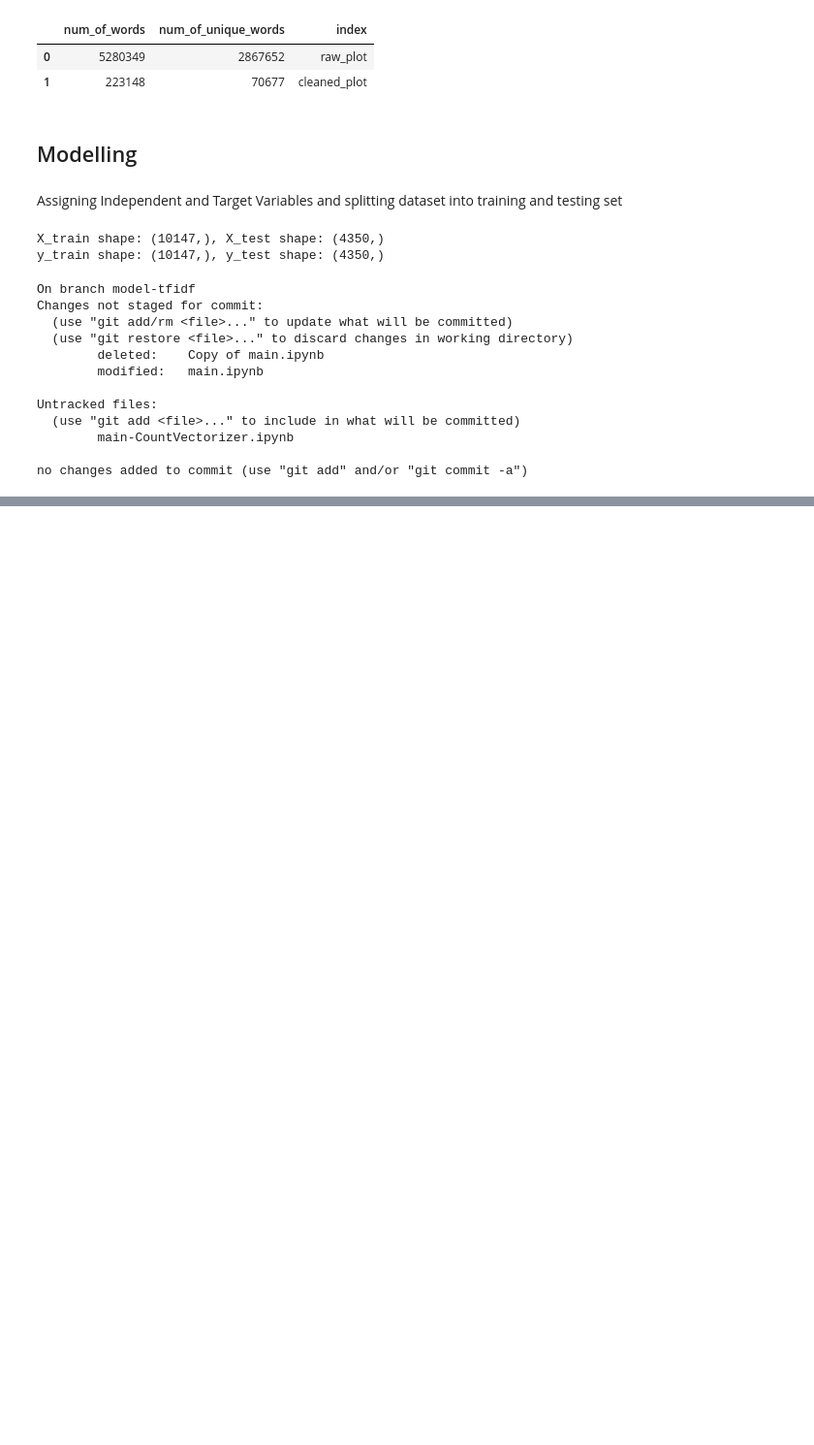
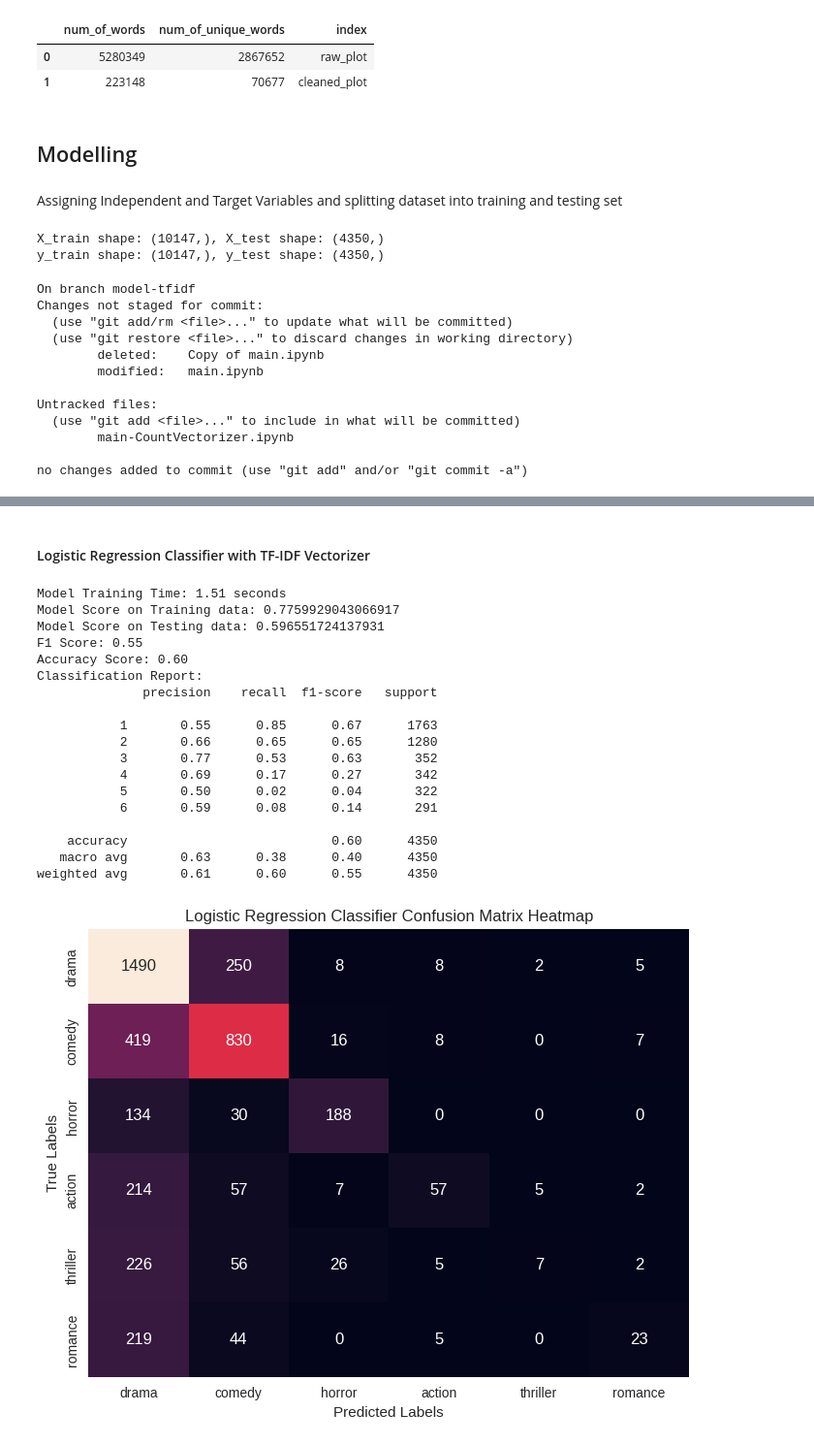
Before and after one commit to naamalia23/movie-genre-classification, a Jupyter notebook: main.ipynb, the cells around one changed output, grey strips where cells are left out. Shown at 97% size. Saved outputs shown, nothing was run; the diff lists cells and outputs as text; code cells hidden in the pictures; blank space fills up the shorter version.

```diff
--- a/main.ipynb
+++ b/main.ipynb
@@ -650,0 +783,67 @@ no changes added to commit (use "git add" and/or "git commit -a")
+# %% [markdown]
+#### Logistic Regression Classifier with TF-IDF Vectorizer
+# %%
+# Logistic Regression Model
+lr_model = LogisticRegression(max_iter=1000, solver='liblinear', C=1.0)
+
+# Training the model
+start_time_lr = time.time()
+lr_model.fit(X_train_tfidf, y_train)
+end_time_lr = time.time()
+
+# Calculate the running time
+running_time_lr = end_time_lr - start_time_lr
+print(f"Model Training Time: {running_time_lr:.2f} seconds")
+
+# Model evaluation
+print("Model Score on Training data:", lr_model.score(X_train_tfidf, y_train))
+print("Model Score on Testing data:", lr_model.score(X_test_tfidf, y_test))
+
+# Predictions
+y_pred_lr = lr_model.predict(X_test_tfidf)
+
+# F1 Score
+f1_lr = f1_score(y_test, y_pred_lr, average='weighted')
+print(f"F1 Score: {f1_lr:.2f}")
+
+# Accuracy Score
+accuracy_lr = accuracy_score(y_test, y_pred_lr)
+print(f"Accuracy Score: {accuracy_lr:.2f}")
+
+# Classification Report
+print("Classification Report:")
+print(classification_report(y_test, y_pred_lr))
+
+# Confusion Matrix
+cm_lr = confusion_matrix(y_test, y_pred_lr)
+
+# Defining 'class_names' as class labels
+class_names = ['drama', 'comedy', 'horror', 'action', 'thriller', 'romance']
+
+plt.figure(figsize=(8, 6))
+sns.heatmap(cm_lr, annot=True, fmt='d', cbar=False,
+            xticklabels=class_names, yticklabels=class_names)
+plt.xlabel('Predicted Labels')
+plt.ylabel('True Labels')
+plt.title('Logistic Regression Classifier Confusion Matrix Heatmap')
+plt.show()
+# %% [output]
+Model Training Time: 1.51 seconds
+Model Score on Training data: 0.7759929043066917
+Model Score on Testing data: 0.596551724137931
+F1 Score: 0.55
+Accuracy Score: 0.60
+Classification Report:
+              precision    recall  f1-score   support
+
+           1       0.55      0.85      0.67      1763
+           2       0.66      0.65      0.65      1280
+           3       0.77      0.53      0.63       352
+           4       0.69      0.17      0.27       342
+           5       0.50      0.02      0.04       322
+           6       0.59      0.08      0.14       291
+
+    accuracy                           0.60      4350
+   macro avg       0.63      0.38      0.40      4350
+weighted avg       0.61      0.60      0.55      4350
+[figure, added]
```
Also changed, not shown: parts of 19 cells of this notebook.
